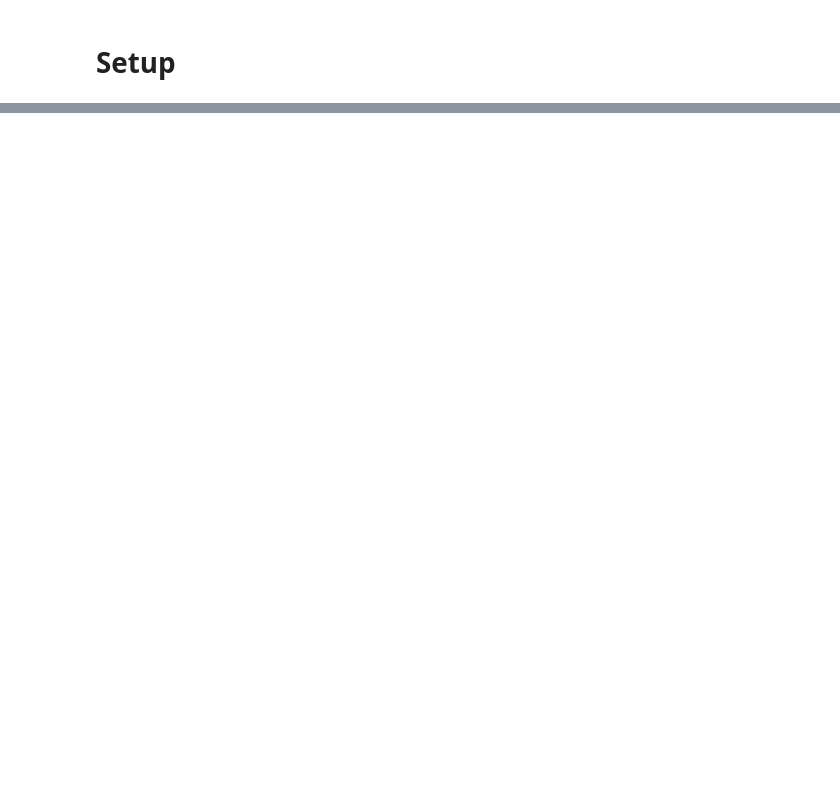
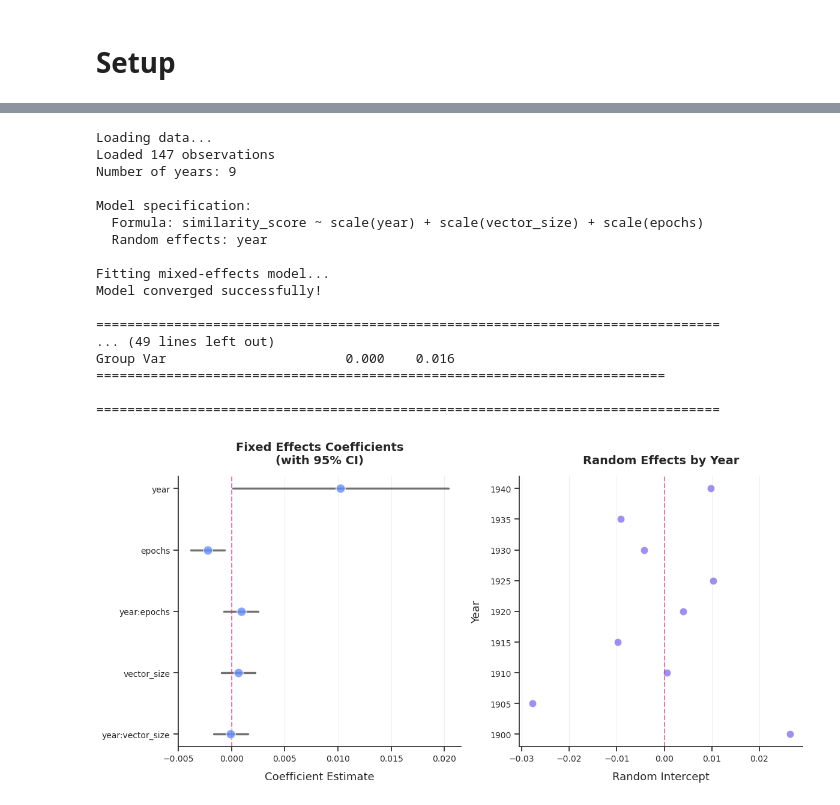
Before and after one commit to eric-d-knowles/ngram-prep, a Jupyter notebook: notebooks/training_workflow.ipynb, the cells around one changed output, grey strips where cells are left out. Cells and saved outputs as stored; diff of their text form; code cells hidden in the pictures; blank space fills up the shorter version.

```diff
--- a/notebooks/training_workflow.ipynb
+++ b/notebooks/training_workflow.ipynb
@@ -231,0 +125,36 @@ plot_evaluation_results(
+# %%
+eval_file = '/vast/edk202/NLP_models/Google_Books/20200217/eng/5gram_files/evaluation_results_test.csv'
+
+results = run_regression_analysis(
+    csv_file=eval_file,
+    outcome='similarity_score',
+    predictors=['year', 'vector_size', 'epochs']
+)
+
+results = run_regression_analysis(
+    csv_file=eval_file,
+    outcome='similarity_score',
+    predictors=['year', 'vector_size', 'epochs', 'approach'],
+    interactions=[('year', 'vector_size'), ('year', 'epochs')],
+)
+
+plot_regression_results(results)
+# %% [output]
+Loading data...
+Loaded 147 observations
+Number of years: 9
+
+Model specification:
+  Formula: similarity_score ~ scale(year) + scale(vector_size) + scale(epochs)
+  Random effects: year
+
+Fitting mixed-effects model...
+Model converged successfully!
+
+================================================================================
+... (49 lines left out)
+Group Var                       0.000    0.016
+=========================================================================
+
+================================================================================
+[figure, added]
```
Also changed, not shown: parts of 7 cells of this notebook, 30 other files.
